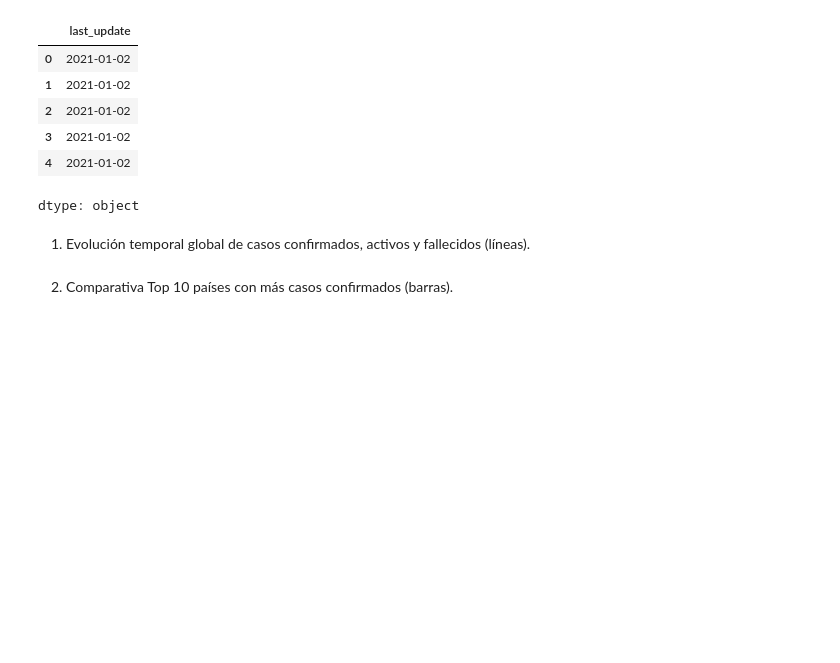
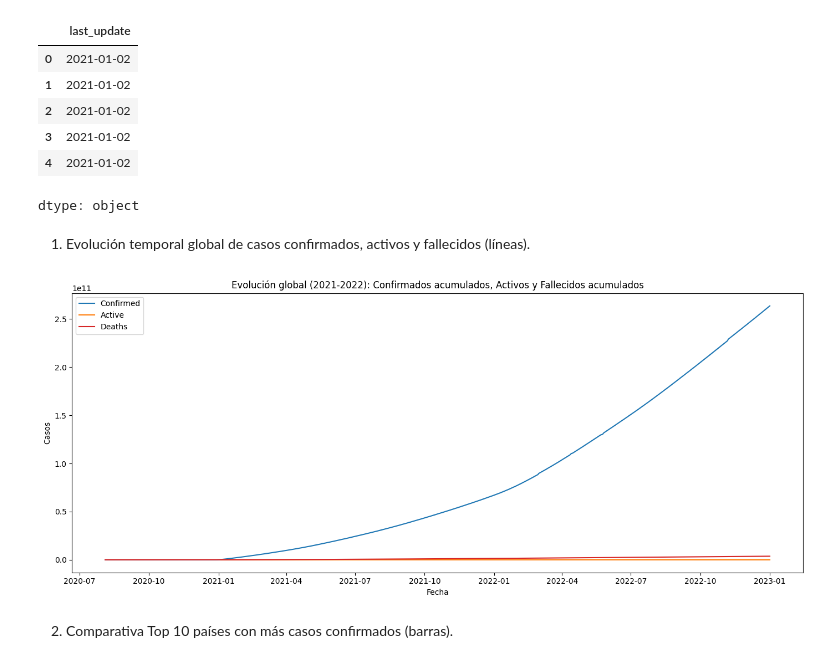
Before and after one commit to chileanpete/PROYECTO_SEMESTRAL_GESTION, a Jupyter notebook: 03_visualizaciones.ipynb, the cells around one changed output. Drawn from its saved outputs; the diff is of its cells as text; code cells hidden in the pictures; blank space fills up the shorter version.

Commit message:
03_visualizaciones.ipynb
ETAPA 3 completa

```diff
--- a/03_visualizaciones.ipynb
+++ b/03_visualizaciones.ipynb
@@ -111,5 +109,5 @@ DF2021_2022.isnull().sum()
 | source_file | 0 |
 dtype: int64
 # %%
-DF2021_2022.drop(columns=["FIPS","Lat","Long_"],inplace=True)
-DF2021_2022.head()
+#DF2021_2022.drop(columns=["FIPS","Lat","Long_"],inplace=True)
+#DF2021_2022.head()
@@ -144,7 +135,24 @@ DF2021_2022["last_update"].head()
 dtype: object
 # %%
 DF2021_2022["active_cases"] = DF2021_2022["confirmed"] - DF2021_2022["deaths"] - DF2021_2022["recovered"]
+# %%
+DF2021_2022["fatality_rate"] = np.where(DF2021_2022["confirmed"] > 0, (DF2021_2022["deaths"] / DF2021_2022["confirmed"]) * 100, np.nan)
 # %% [markdown]
 1. Evolución temporal global de casos confirmados, activos y fallecidos (líneas).
+# %%
+evolucion_global = DF2021_2022.groupby("last_update")[["confirmed","active_cases","deaths"]].sum().sort_index()
+
+plt.figure(figsize=(14,6))
+plt.plot(evolucion_global.index, evolucion_global["confirmed"].cumsum(), label="Confirmed", color="C0")
+plt.plot(evolucion_global.index, evolucion_global["active_cases"].rolling(7).mean(), label="Active", color="C1")
+plt.plot(evolucion_global.index, evolucion_global["deaths"].cumsum(), label="Deaths", color="C3")
+plt.title("Evolución global (2021-2022): Confirmados acumulados, Activos y Fallecidos acumulados")
+plt.xlabel("Fecha")
+plt.ylabel("Casos")
+plt.legend()
+plt.tight_layout()
+plt.show()
+# %% [output]
+[figure, added]
 # %% [markdown]
 2. Comparativa Top 10 países con más casos confirmados (barras).
```
Also changed, not shown: parts of 9 cells of this notebook.
